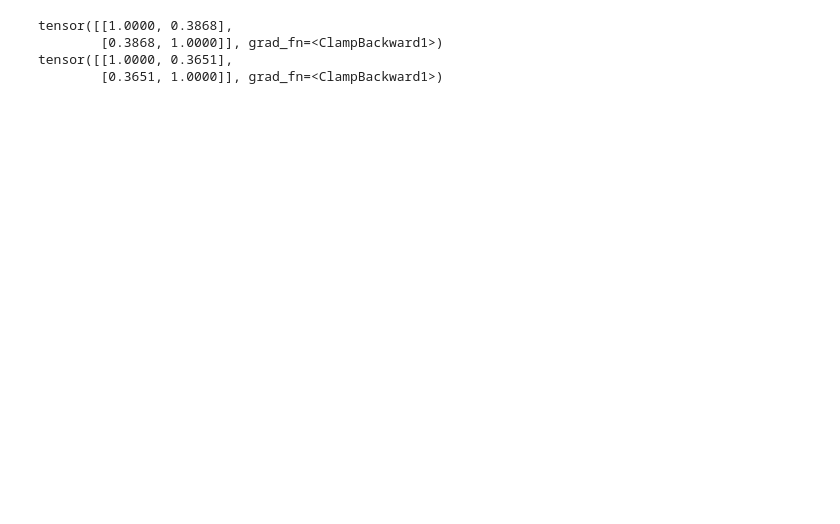
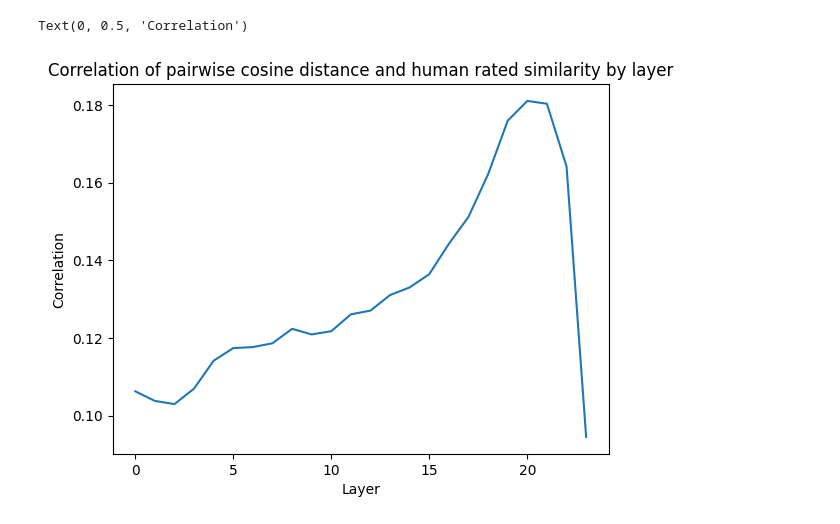
Before and after one commit to olwmc/csci2470_final, a Jupyter notebook: train_weighted_cosine.ipynb, the cells around one changed output. Drawn from its saved outputs; the diff is of its cells as text; code cells hidden in the pictures; blank space fills up the shorter version.

```diff
--- a/train_weighted_cosine.ipynb
+++ b/train_weighted_cosine.ipynb
@@ -28,20 +44,25 @@ test_scores = torch.Tensor(test_set['score'])
+# %%
+# For each layer, compute the correlation between the cosines of the train set. We don't have to bother checking the test set
+# because we're not doing any learning and we assume theyre from the same distribution.
+
+corrs = []
+for i in range(24):
+    # Cosines at the layer for every item in the batch
+    cosines = train_cosines[:, i]
+
+    # Calculate correlation with human score
+    corr = torch.corrcoef(torch.stack([cosines, train_scores]))[1, 0]
+
+    corrs.append(corr)
+
+plt.plot(corrs)
+plt.title("Correlation of pairwise cosine distance and human rated similarity by layer")
+plt.xlabel("Layer")
+plt.ylabel("Correlation")
+# %% [output]
+Text(0, 0.5, 'Correlation')
+[figure, added]
 # %%
-# Calculate layerwise cosine distance
-def calculate_cosine_distance(first, second):
-    cos = torch.nn.functional.cosine_similarity
-
-    sims = []
-    bn, n_layers, d_model = first.shape
-
-    for f, s in zip(first, second):
-        sims.append(cos(f,s))
-
-    sims_t = torch.stack(sims)
-    return (sims_t - sims_t.mean()) / sims_t.std()
-
-train_cosines = calculate_cosine_distance(first_train, second_train)
-test_cosines = calculate_cosine_distance(first_test, second_test)
-
 # Obvious simple model
 class CosineWeighter(nn.Module):
     def __init__(self, n_layers=24, d_hidden=128):
@@ -86,8 +107,3 @@ for _ in tqdm(range(100)):
 
 print(torch.corrcoef(torch.stack([cw.to('cpu')(test_cosines), test_scores])))
 print(torch.corrcoef(torch.stack([cw.to('cpu')(train_cosines), train_scores])))
-# %% [output]
-tensor([[1.0000, 0.3868],
-        [0.3868, 1.0000]], grad_fn=<ClampBackward1>)
-tensor([[1.0000, 0.3651],
-        [0.3651, 1.0000]], grad_fn=<ClampBackward1>)
```
Also changed, not shown: parts of 1 cell of this notebook.
